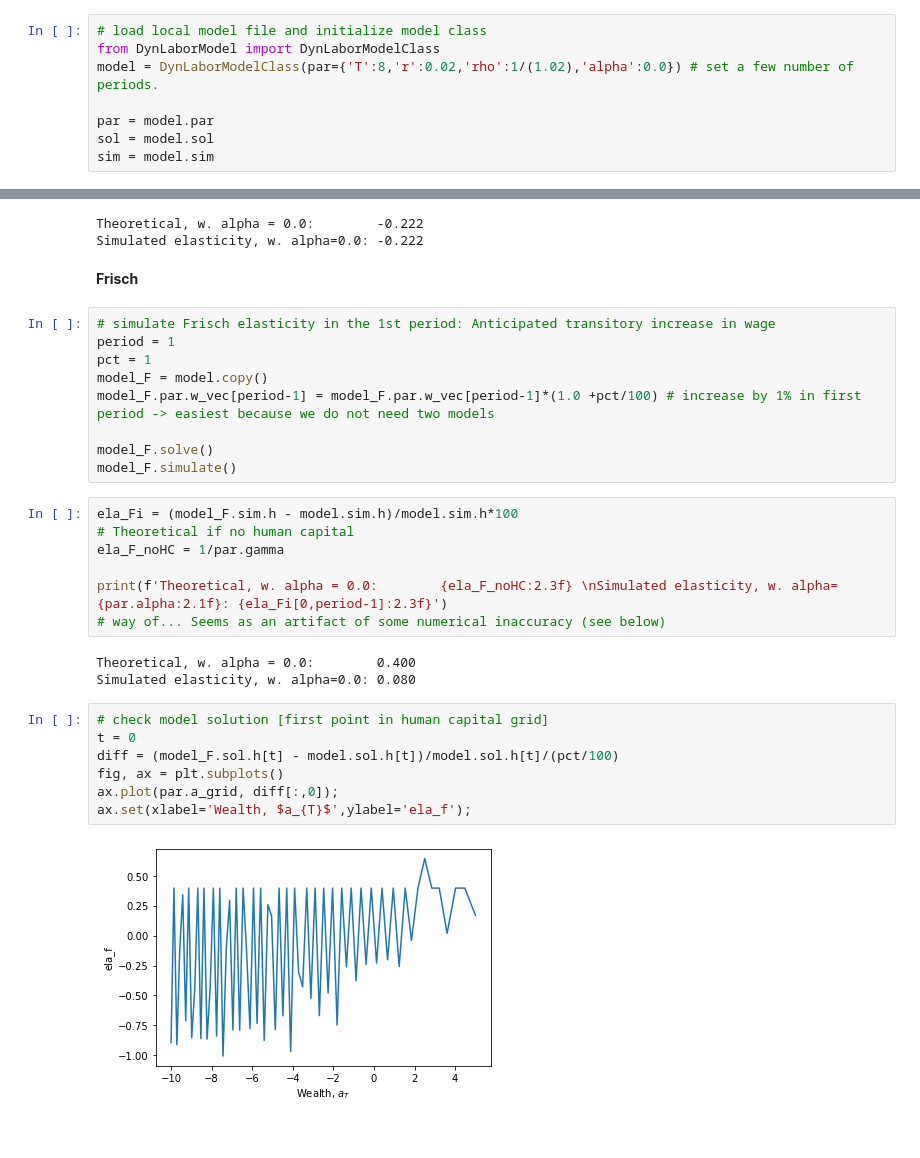
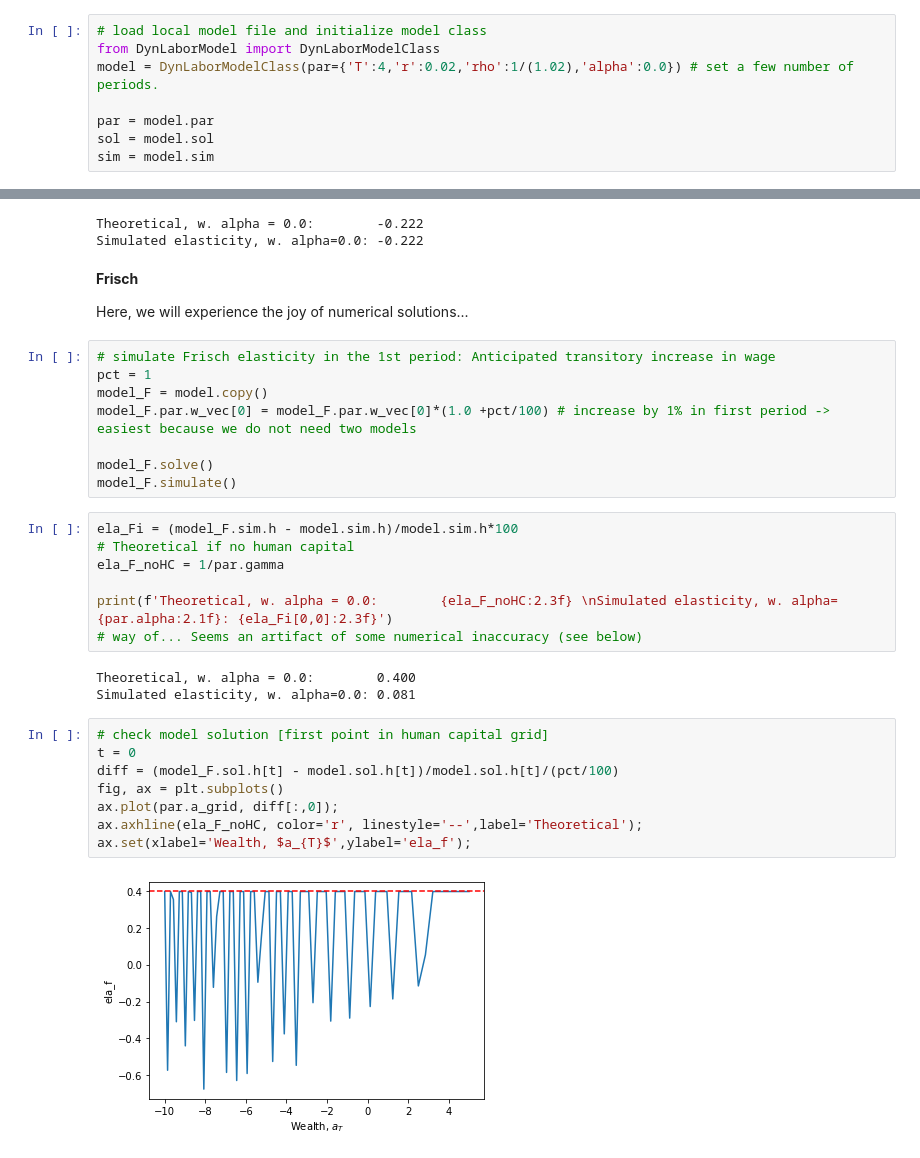
Before and after one commit to ThomasHJorgensen/HouseholdBehaviorCourse, a Jupyter notebook: 04/01. Dynamic Labor Model.ipynb, the cells around one changed output, grey strips where cells are left out. Saved outputs shown, nothing was run; the diff lists cells and outputs as text.

```diff
--- a/04/01. Dynamic Labor Model.ipynb
+++ b/04/01. Dynamic Labor Model.ipynb
@@ -48,7 +47,7 @@ The autoreload extension is already loaded. To reload it, use:
 # %%
 # load local model file and initialize model class
 from DynLaborModel import DynLaborModelClass
-model = DynLaborModelClass(par={'T':8,'r':0.02,'rho':1/(1.02),'alpha':0.0}) # set a few number of periods.
+model = DynLaborModelClass(par={'T':4,'r':0.02,'rho':1/(1.02),'alpha':0.0}) # set a few number of periods.
 
 par = model.par
 sol = model.sol
@@ -184,14 +183,15 @@ print(f'Theoretical, w. alpha = 0.0:        {ela_M_noHC:2.3f} \nSimulated elasti
 # %% [output]
 Theoretical, w. alpha = 0.0:        -0.222
 Simulated elasticity, w. alpha=0.0: -0.222
-# %% [markdown]
-**Frisch**
+# %% [markdown]
+**Frisch**
+
+Here, we will experience the joy of numerical solutions...
 # %%
 # simulate Frisch elasticity in the 1st period: Anticipated transitory increase in wage
-period = 1
 pct = 1
 model_F = model.copy()
-model_F.par.w_vec[period-1] = model_F.par.w_vec[period-1]*(1.0 +pct/100) # increase by 1% in first period -> easiest because we do not need two models
+model_F.par.w_vec[0] = model_F.par.w_vec[0]*(1.0 +pct/100) # increase by 1% in first period -> easiest because we do not need two models
 
 model_F.solve()
 model_F.simulate()
@@ -200,17 +200,18 @@ ela_Fi = (model_F.sim.h - model.sim.h)/model.sim.h*100
 # Theoretical if no human capital
 ela_F_noHC = 1/par.gamma
 
-print(f'Theoretical, w. alpha = 0.0:        {ela_F_noHC:2.3f} \nSimulated elasticity, w. alpha={par.alpha:2.1f}: {ela_Fi[0,period-1]:2.3f}')
-# way of... Seems as an artifact of some numerical inaccuracy (see below)
+print(f'Theoretical, w. alpha = 0.0:        {ela_F_noHC:2.3f} \nSimulated elasticity, w. alpha={par.alpha:2.1f}: {ela_Fi[0,0]:2.3f}')
+# way of... Seems an artifact of some numerical inaccuracy (see below)
 # %% [output]
 Theoretical, w. alpha = 0.0:        0.400
-Simulated elasticity, w. alpha=0.0: 0.080
+Simulated elasticity, w. alpha=0.0: 0.081
 # %%
 # check model solution [first point in human capital grid]
 t = 0
 diff = (model_F.sol.h[t] - model.sol.h[t])/model.sol.h[t]/(pct/100)
 fig, ax = plt.subplots()
 ax.plot(par.a_grid, diff[:,0]);
+ax.axhline(ela_F_noHC, color='r', linestyle='--',label='Theoretical');
 ax.set(xlabel='Wealth, $a_{T}$',ylabel='ela_f');
 # %% [output]
-[figure, old version]
+[figure, new version]
```
Also changed, not shown: parts of 7 cells of this notebook, 2 other files.
